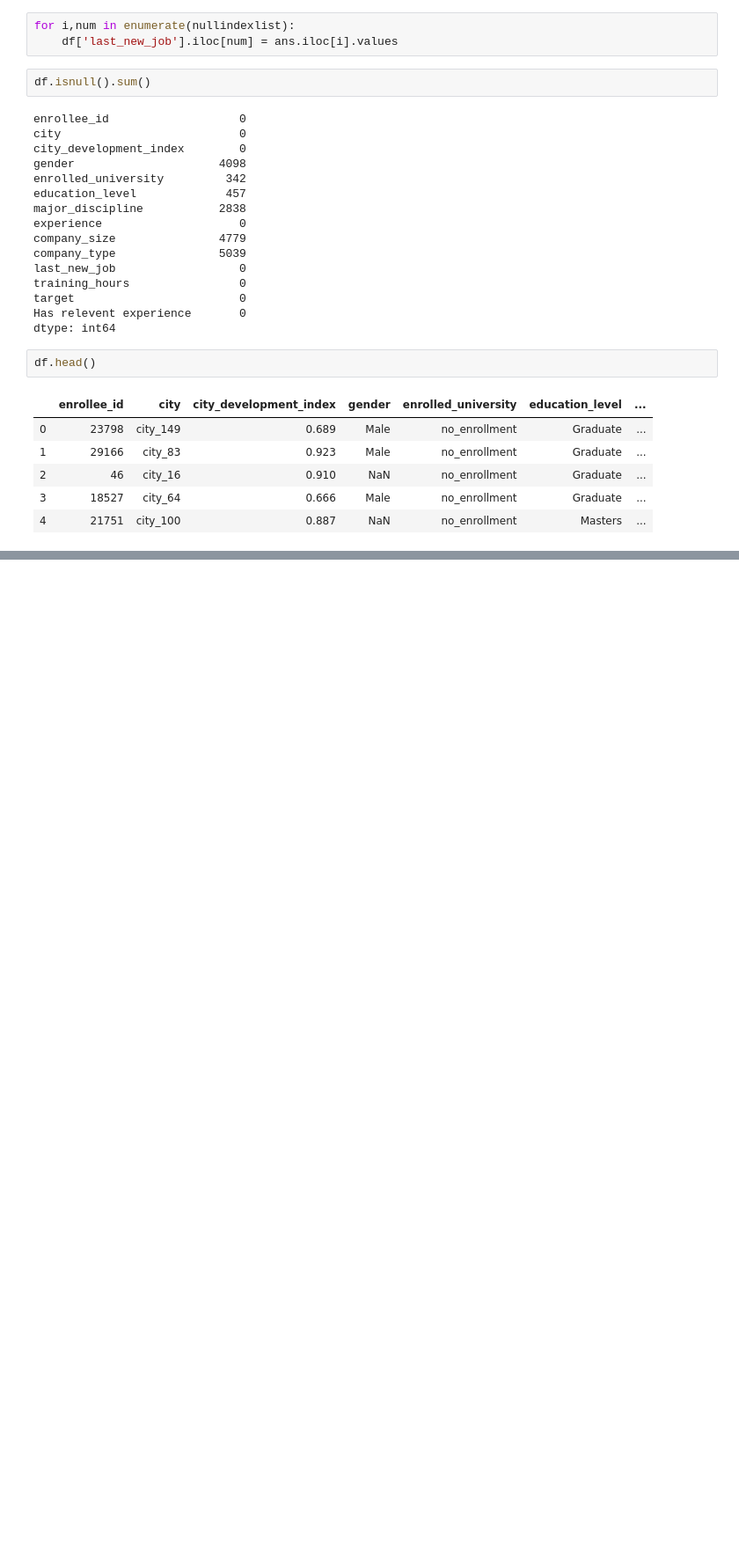
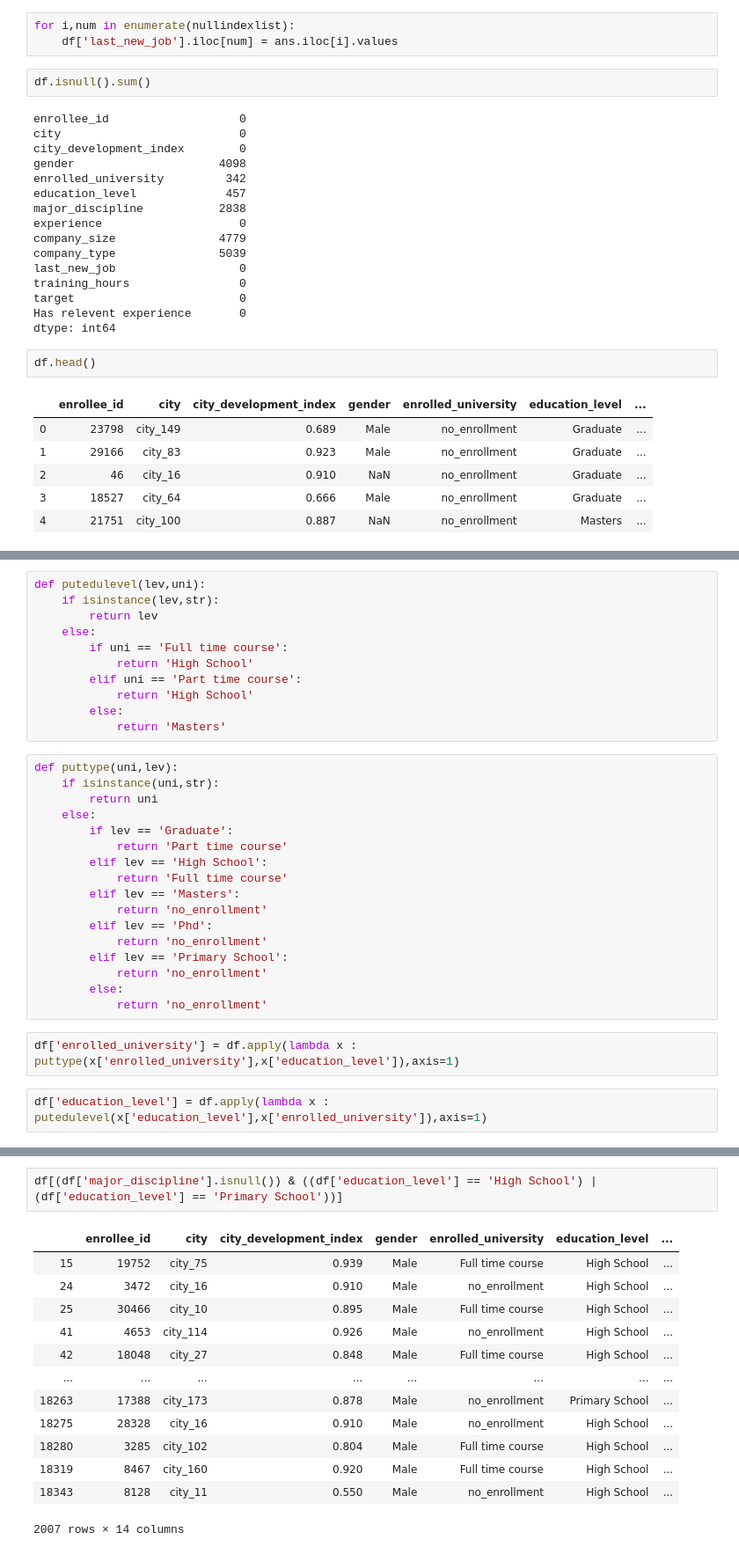
Before and after one commit to HemanthReddy99/JanataHack, a Jupyter notebook: JanaraHack4 - HR Analytics/Data Exploration.ipynb, the cells around one changed output, grey strips where cells are left out. Shown at 88% size. Saved outputs shown, nothing was run; the diff lists cells and outputs as text; blank space fills up the shorter version.

```diff
--- a/JanaraHack4 - HR Analytics/Data Exploration.ipynb
+++ b/JanaraHack4 - HR Analytics/Data Exploration.ipynb
@@ -335,0 +457,32 @@ df.head()
+# %%
+def putedulevel(lev,uni):
+    if isinstance(lev,str):
+        return lev
+    else:
+        if uni == 'Full time course':
+            return 'High School'
+        elif uni == 'Part time course':
+            return 'High School'
+        else:
+            return 'Masters'
+# %%
+def puttype(uni,lev):
+    if isinstance(uni,str):
+        return uni
+    else:
+        if lev == 'Graduate':
+            return 'Part time course'
+        elif lev == 'High School':
+            return 'Full time course'
+        elif lev == 'Masters':
+            return 'no_enrollment'
+        elif lev == 'Phd':
+            return 'no_enrollment'
+        elif lev == 'Primary School':
+            return 'no_enrollment'
+        else:
+            return 'no_enrollment'
+# %%
+df['enrolled_university'] = df.apply(lambda x : puttype(x['enrolled_university'],x['education_level']),axis=1)
+# %%
+df['education_level'] = df.apply(lambda x : putedulevel(x['education_level'],x['enrolled_university']),axis=1)
@@ -335,0 +561,16 @@ df.head()
+# %%
+df[(df['major_discipline'].isnull()) & ((df['education_level'] == 'High School') | (df['education_level'] == 'Primary School'))]
+# %% [output]
+|  | enrollee_id | city | city_development_index | gender | enrolled_university | education_level | ... |
+| 15 | 19752 | city_75 | 0.939 | Male | Full time course | High School | ... |
+| 24 | 3472 | city_16 | 0.910 | Male | no_enrollment | High School | ... |
+| 25 | 30466 | city_10 | 0.895 | Male | Full time course | High School | ... |
+| 41 | 4653 | city_114 | 0.926 | Male | no_enrollment | High School | ... |
+| 42 | 18048 | city_27 | 0.848 | Male | Full time course | High School | ... |
+| ... | ... | ... | ... | ... | ... | ... | ... |
+| 18263 | 17388 | city_173 | 0.878 | Male | no_enrollment | Primary School | ... |
+| 18275 | 28328 | city_16 | 0.910 | Male | no_enrollment | High School | ... |
+| 18280 | 3285 | city_102 | 0.804 | Male | Full time course | High School | ... |
+| 18319 | 8467 | city_160 | 0.920 | Male | Full time course | High School | ... |
+| 18343 | 8128 | city_11 | 0.550 | Male | no_enrollment | High School | ... |
+2007 rows × 14 columns
```
Also changed, not shown: parts of 24 cells of this notebook.
